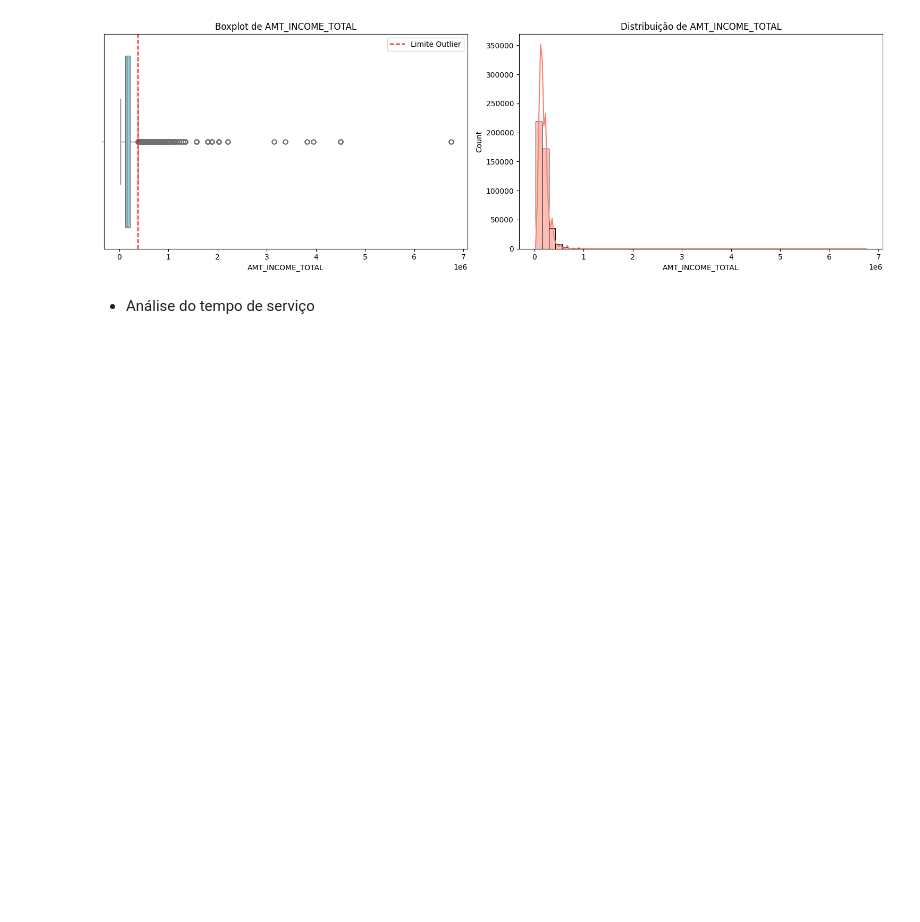
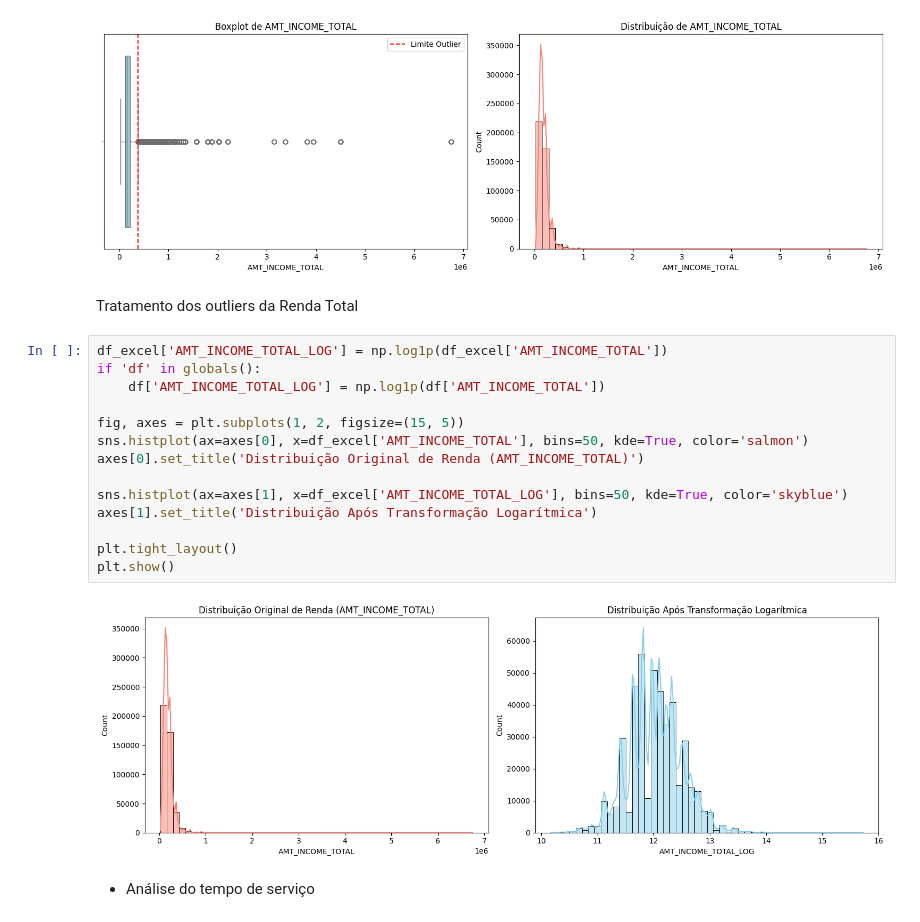
Before and after one commit to fernandinhaalmeida84/Tech_Challenge_Fase_2, a Jupyter notebook: Notebook/Untitled4.ipynb, the cells around one changed output. Drawn from its saved outputs; the diff is of its cells as text; blank space fills up the shorter version.

```diff
--- a/Notebook/Untitled4.ipynb
+++ b/Notebook/Untitled4.ipynb
@@ -262,6 +262,24 @@ Limite superior para outlier: R$ 380,250.00
 Quantidade de registros acima do limite: 19106 (4.36%)
 Maior renda registrada: R$ 6,750,000.00
 [figure]
+# %% [markdown]
+Tratamento dos outliers da Renda Total
+# %%
+df_excel['AMT_INCOME_TOTAL_LOG'] = np.log1p(df_excel['AMT_INCOME_TOTAL'])
+if 'df' in globals():
+    df['AMT_INCOME_TOTAL_LOG'] = np.log1p(df['AMT_INCOME_TOTAL'])
+
+fig, axes = plt.subplots(1, 2, figsize=(15, 5))
+sns.histplot(ax=axes[0], x=df_excel['AMT_INCOME_TOTAL'], bins=50, kde=True, color='salmon')
+axes[0].set_title('Distribuição Original de Renda (AMT_INCOME_TOTAL)')
+
+sns.histplot(ax=axes[1], x=df_excel['AMT_INCOME_TOTAL_LOG'], bins=50, kde=True, color='skyblue')
+axes[1].set_title('Distribuição Após Transformação Logarítmica')
+
+plt.tight_layout()
+plt.show()
+# %% [output]
+[figure, added]
 # %% [markdown]
 *   Análise do tempo de serviço
 # %%
```
Also changed, not shown: parts of 17 cells of this notebook.
